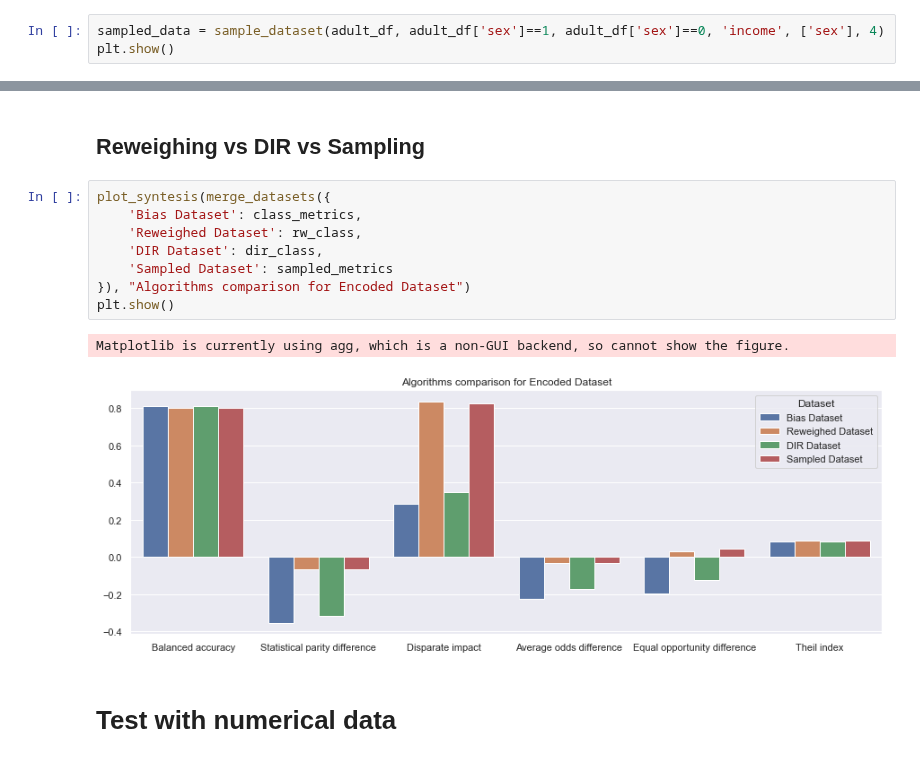
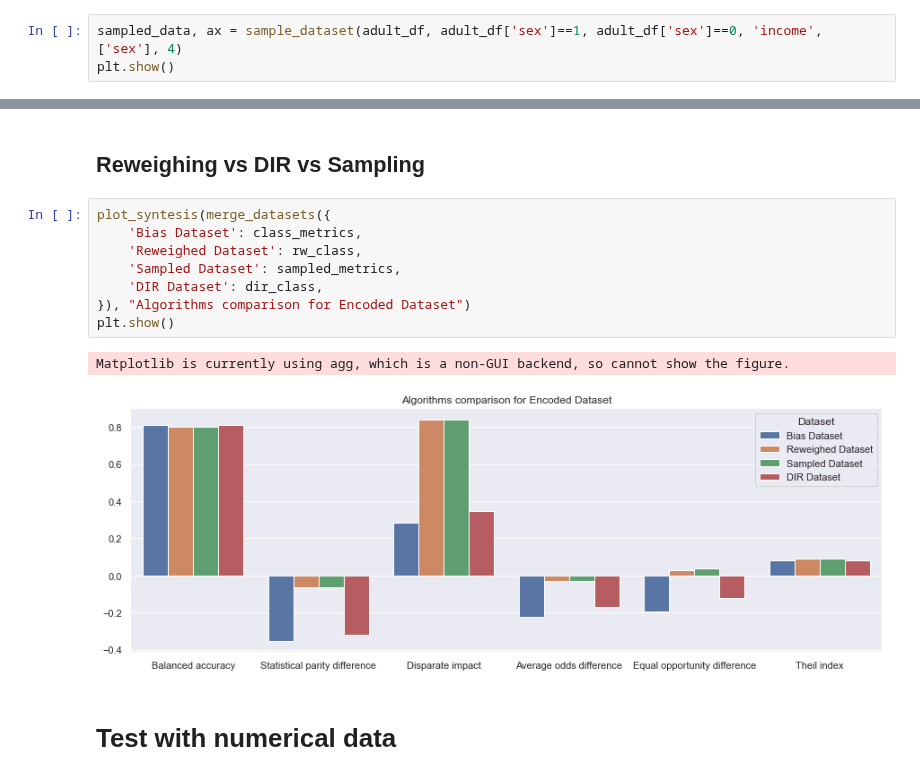
Before and after one commit to giordanoDaloisio/bias-mitigation-methods, a Jupyter notebook: Adult.ipynb, the cells around one changed output, grey strips where cells are left out. Drawn from its saved outputs; the diff is of its cells as text.

```diff
--- a/Adult.ipynb
+++ b/Adult.ipynb
@@ -636,7 +631,7 @@ Matplotlib is currently using agg, which is a non-GUI backend, so cannot show th
 # %% [markdown]
 ## Modified Reweighing (Sampling)
 # %%
-sampled_data = sample_dataset(adult_df, adult_df['sex']==1, adult_df['sex']==0, 'income', ['sex'], 4)
+sampled_data, ax = sample_dataset(adult_df, adult_df['sex']==1, adult_df['sex']==0, 'income', ['sex'], 4)
 plt.show()
 # %% [output]
 Matplotlib is currently using agg, which is a non-GUI backend, so cannot show the figure.
@@ -666,14 +685,14 @@ Theil index: 0.0882
 # %%
 plot_syntesis(merge_datasets({
     'Bias Dataset': class_metrics,
     'Reweighed Dataset': rw_class,
+    'Sampled Dataset': sampled_metrics,
     'DIR Dataset': dir_class,
-    'Sampled Dataset': sampled_metrics
 }), "Algorithms comparison for Encoded Dataset")
 plt.show()
 # %% [output]
 Matplotlib is currently using agg, which is a non-GUI backend, so cannot show the figure.
-[figure, old version]
+[figure, new version]
 # %% [markdown]
 # Test with numerical data
 # %%
```
Also changed, not shown: parts of 13 cells of this notebook, 3 other files.
